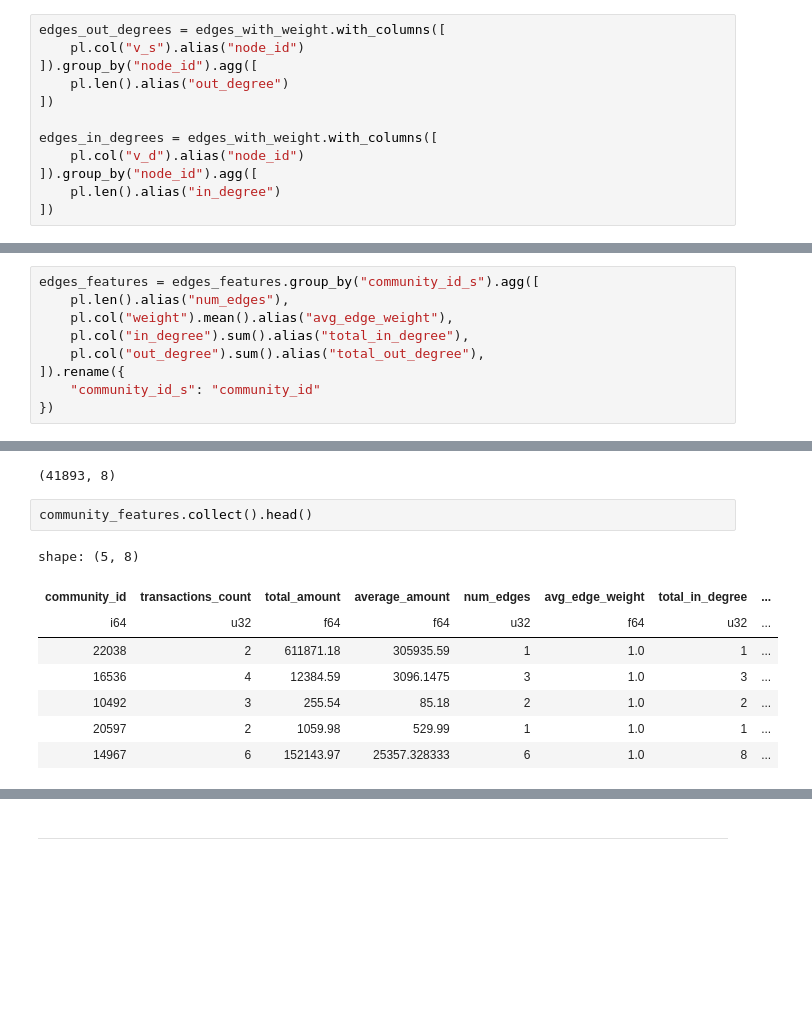
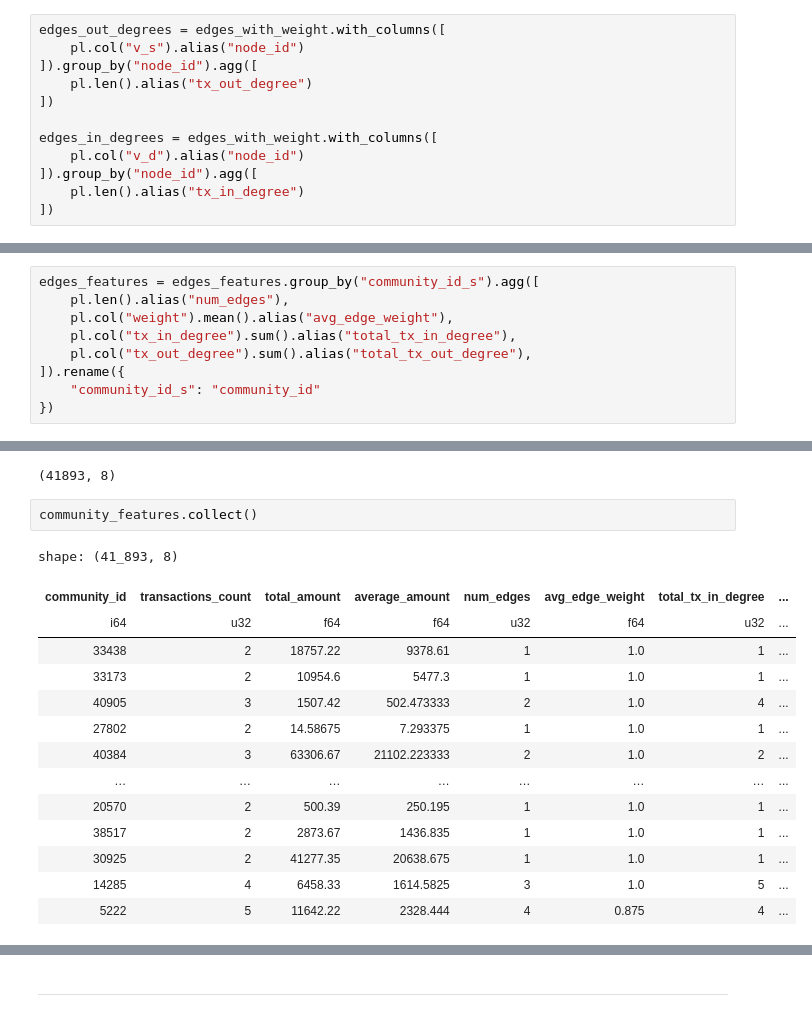
Before and after one commit to FrosBitz/KBTG-hackathon, a Jupyter notebook: EDA_memory_optim.ipynb, the cells around one changed output, grey strips where cells are left out. Cells and saved outputs as stored; diff of their text form; blank space fills up the shorter version.

```diff
--- a/EDA_memory_optim.ipynb
+++ b/EDA_memory_optim.ipynb
@@ -613,13 +628,13 @@ all_accounts.shape
 edges_out_degrees = edges_with_weight.with_columns([
     pl.col("v_s").alias("node_id")
 ]).group_by("node_id").agg([
-    pl.len().alias("out_degree")
+    pl.len().alias("tx_out_degree")
 ])
 
 edges_in_degrees = edges_with_weight.with_columns([
     pl.col("v_d").alias("node_id")
 ]).group_by("node_id").agg([
-    pl.len().alias("in_degree")
+    pl.len().alias("tx_in_degree")
 ])
 # %%
 edges_in_degrees.collect().head()
@@ -684,8 +699,8 @@ shape: (5, 15)
 edges_features = edges_features.group_by("community_id_s").agg([
     pl.len().alias("num_edges"),
     pl.col("weight").mean().alias("avg_edge_weight"),
-    pl.col("in_degree").sum().alias("total_in_degree"),
-    pl.col("out_degree").sum().alias("total_out_degree"),
+    pl.col("tx_in_degree").sum().alias("total_tx_in_degree"),
+    pl.col("tx_out_degree").sum().alias("total_tx_out_degree"),
 ]).rename({
     "community_id_s": "community_id"
 })
@@ -728,13 +743,19 @@ community_features.collect().shape
 # %% [output]
 (41893, 8)
 # %%
-community_features.collect().head()
+community_features.collect()
 # %% [output]
-shape: (5, 8)
+shape: (41_893, 8)
-| community_id | transactions_count | total_amount | average_amount | num_edges | avg_edge_weight | total_in_degree | ... |
+| community_id | transactions_count | total_amount | average_amount | num_edges | avg_edge_weight | total_tx_in_degree | ... |
 | i64 | u32 | f64 | f64 | u32 | f64 | u32 | ... |
-| 22038 | 2 | 611871.18 | 305935.59 | 1 | 1.0 | 1 | ... |
-| 16536 | 4 | 12384.59 | 3096.1475 | 3 | 1.0 | 3 | ... |
-| 10492 | 3 | 255.54 | 85.18 | 2 | 1.0 | 2 | ... |
-| 20597 | 2 | 1059.98 | 529.99 | 1 | 1.0 | 1 | ... |
-| 14967 | 6 | 152143.97 | 25357.328333 | 6 | 1.0 | 8 | ... |
+| 33438 | 2 | 18757.22 | 9378.61 | 1 | 1.0 | 1 | ... |
+| 33173 | 2 | 10954.6 | 5477.3 | 1 | 1.0 | 1 | ... |
+| 40905 | 3 | 1507.42 | 502.473333 | 2 | 1.0 | 4 | ... |
+| 27802 | 2 | 14.58675 | 7.293375 | 1 | 1.0 | 1 | ... |
+| 40384 | 3 | 63306.67 | 21102.223333 | 2 | 1.0 | 2 | ... |
+| … | … | … | … | … | … | … | ... |
+| 20570 | 2 | 500.39 | 250.195 | 1 | 1.0 | 1 | ... |
+| 38517 | 2 | 2873.67 | 1436.835 | 1 | 1.0 | 1 | ... |
+| 30925 | 2 | 41277.35 | 20638.675 | 1 | 1.0 | 1 | ... |
+| 14285 | 4 | 6458.33 | 1614.5825 | 3 | 1.0 | 5 | ... |
+| 5222 | 5 | 11642.22 | 2328.444 | 4 | 0.875 | 4 | ... |
```
Also changed, not shown: parts of 12 cells of this notebook.
